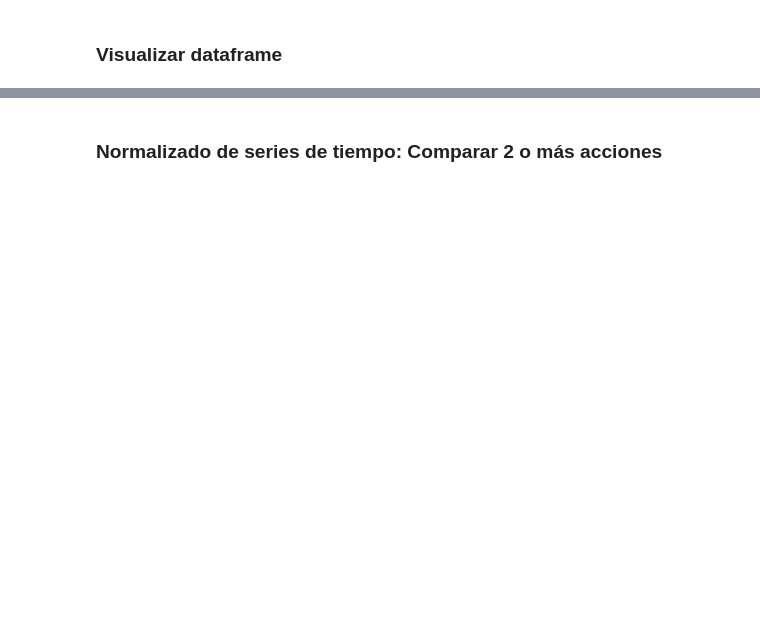
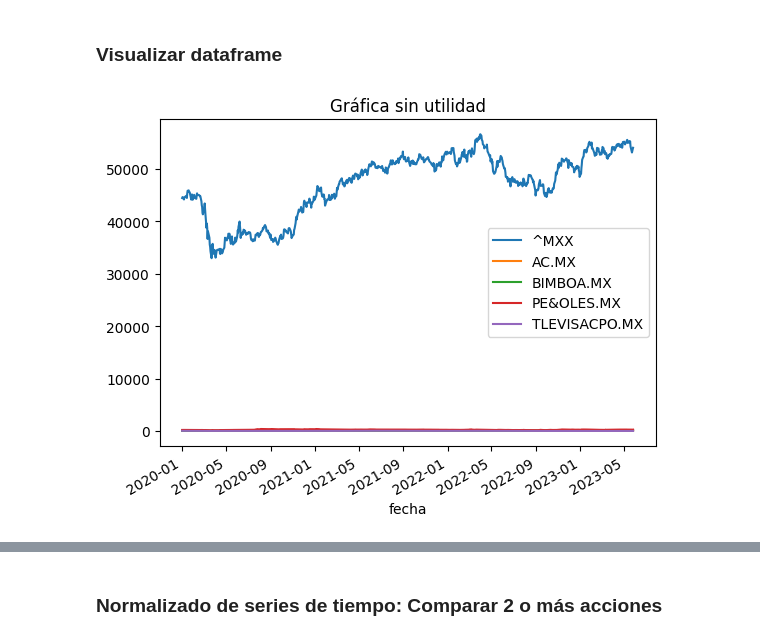
Before and after one commit to carlosdeoncedos/CienciaDatosFinanzas2023_05, a Jupyter notebook: Sesion7_20230529.ipynb, the cells around one changed output, grey strips where cells are left out. Saved outputs shown, nothing was run; the diff lists cells and outputs as text; code cells hidden in the pictures; blank space fills up the shorter version.

```diff
--- a/Sesion7_20230529.ipynb
+++ b/Sesion7_20230529.ipynb
@@ -83,2 +133,11 @@ GMT es la Zona Horaria de Greenwich.
 # %% [markdown]
 ### Utilizar f String
+# %%
+accion = 'CEMEXCPO.MX'
+fecha0 = '2020-01-01'
+fecha1 = '2023-05-29'
+
+fecha0 = datetime.datetime.strptime(fecha0, "%Y-%m-%d").strftime('%s')
+fecha1 = datetime.datetime.strptime(fecha1, "%Y-%m-%d").strftime('%s')
+
+url = f'https://query1.finance.yahoo.com/v7/finance/download/{accion}?period1={fecha0}&period2={fecha1}&interval=1d&events=history&includeAdjustedClose=true'
@@ -97,3 +238,28 @@ GMT es la Zona Horaria de Greenwich.
 1. Indexar columna `Date`
 1. "Sortear" fechas de manera ascendente
 1. Quizá cambiar títulos a los `labels`
+# %%
+def precios(accion, fecha0, fecha1):
+
+    fecha0 = datetime.datetime.strptime(fecha0, "%Y-%m-%d").strftime('%s')
+    fecha1 = datetime.datetime.strptime(fecha1, "%Y-%m-%d").strftime('%s')
+
+    url = f'https://query1.finance.yahoo.com/v7/finance/download/{accion}?period1={fecha0}&period2={fecha1}&interval=1d&events=history&includeAdjustedClose=true'
+
+    df = pd.read_csv(url)
+    nombre_columnas = {
+        'Date': 'fecha',
+        'Open': 'apertura',
+        'High': 'maximo',
+        'Low': 'minimo',
+        'Close': 'cierre',
+        'Adj Close': 'cierre_ajustado'
+    }
+
+    df.rename(columns=nombre_columnas, inplace=True)
+
+    df['fecha'] = pd.to_datetime(df['fecha'])
+    df.set_index(df['fecha'], inplace=True)
+    df.sort_index(inplace=True)
+
+    return df
@@ -118,3 +385,12 @@ Pasos a seguir
     1. Llamar a la función precios
     1. Asignar al dataframe vacío la columna de precio ajustado, con el nombre de la acción
     1. Borrar el dataframe donde se bajó los precios de la acción en turno
+# %%
+lista_acciones = ['^MXX', 'AC.MX', 'BIMBOA.MX', 'PE&OLES.MX', 'TLEVISACPO.MX']
+cierres = pd.DataFrame()
+
+for accion in lista_acciones:
+    df = precios(accion, '2020-01-01', '2023-05-29')
+    cierres[accion] = df['cierre_ajustado']
+
+    del df
@@ -121,2 +414,6 @@ Pasos a seguir
 # %% [markdown]
 ### Visualizar dataframe
+# %%
+cierres.plot(title='Gráfica sin utilidad');
+# %% [output]
+[figure, added]
```
Also changed, not shown: parts of 39 cells of this notebook.
